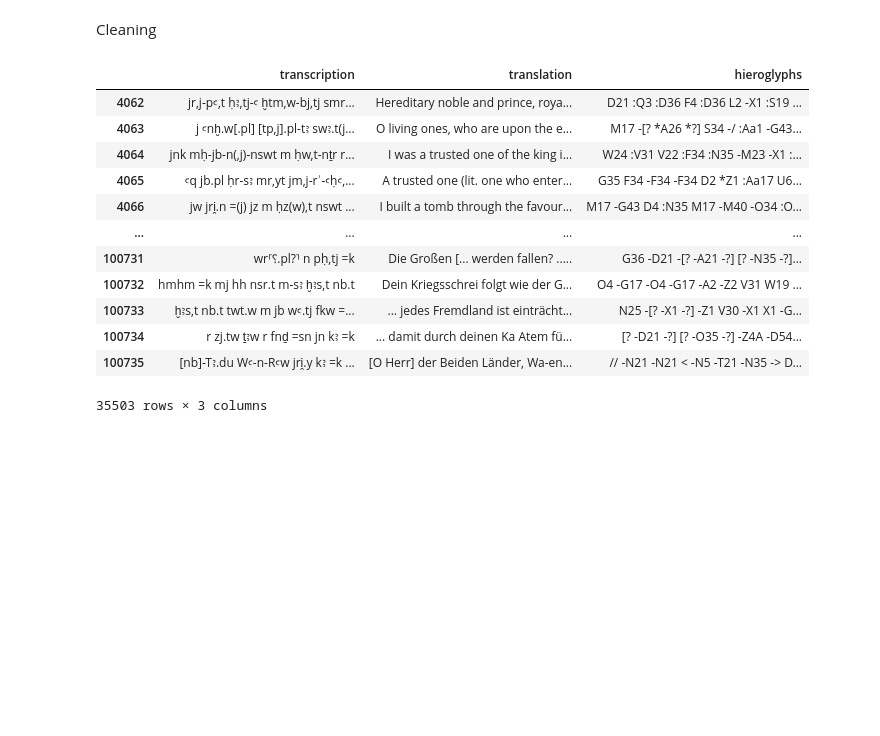
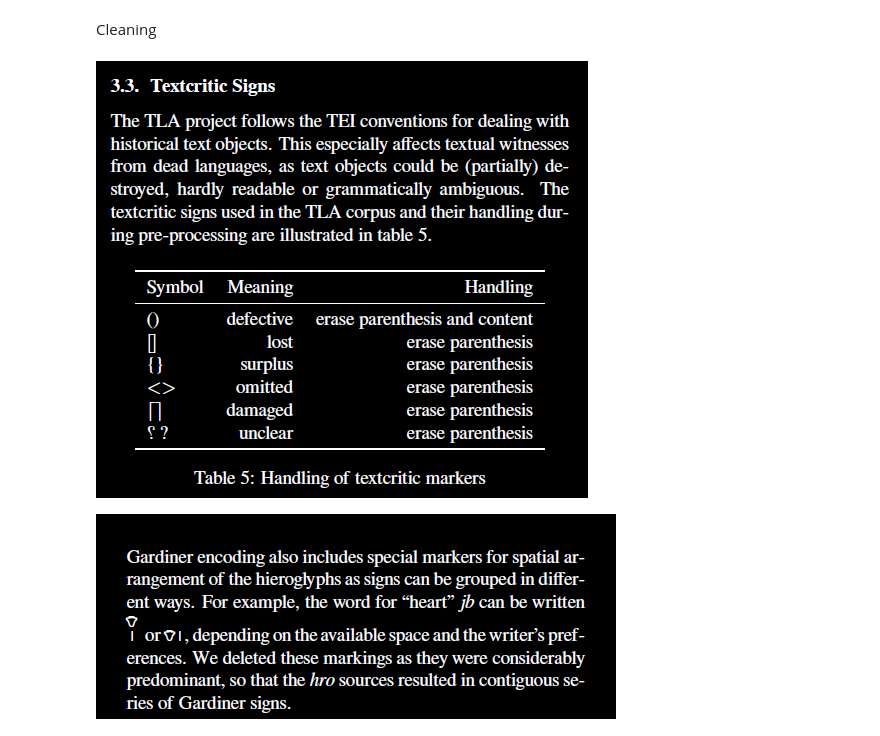
Before and after one commit to mustafa200312/hieroglyphics_translation, a Jupyter notebook: 2_explore.ipynb, the cells around one changed output. Saved outputs shown, nothing was run; the diff lists cells and outputs as text; code cells hidden in the pictures; blank space fills up the shorter version.

```diff
--- a/2_explore.ipynb
+++ b/2_explore.ipynb
@@ -24,21 +27,10 @@ bbaw_eg_wo_hieroglyphs = bbaw_eg[bbaw_eg['hieroglyphs'].isna()]
 # %% [markdown]
 Cleaning
 # %%
-# show images in notebook
-from IPython.display import Image
+# show image from path in this notebook
+from IPython.display import Image, display
+display(Image("images/bbaw_pre.png"))
+display(Image("images/bbaw_pre1.png"))
+# %% [output]
+[figure, added]
+[figure, added]
-# %%
-bbaw_eg_w_hieroglyphs
-# %% [output]
-|  | transcription | translation | hieroglyphs |
-| 4062 | jr,j-pꜥ,t ḥꜣ,tj-ꜥ ḫtm,w-bj,tj smr... | Hereditary noble and prince, roya... | D21 :Q3 :D36 F4 :D36 L2 -X1 :S19 ... |
-| 4063 | j ꜥnḫ.w[.pl] [tp,j].pl-tꜣ swꜣ.t(j... | O living ones, who are upon the e... | M17 -[? *A26 *?] S34 -/ :Aa1 -G43... |
-| 4064 | jnk mḥ-jb-n(,j)-nswt m ḥw,t-nṯr r... | I was a trusted one of the king i... | W24 :V31 V22 :F34 :N35 -M23 -X1 :... |
-| 4065 | ꜥq jb.pl ḥr-sꜣ mr,yt jm,j-rʾ-ꜥḥꜥ,... | A trusted one (lit. one who enter... | G35 F34 -F34 -F34 D2 *Z1 :Aa17 U6... |
-| 4066 | jw jri̯.n =(j) jz m ḥz(w),t nswt ... | I built a tomb through the favour... | M17 -G43 D4 :N35 M17 -M40 -O34 :O... |
-| ... | ... | ... | ... |
-| 100731 | wr⸢⸮.pl?⸣ n pḥ,tj =k | Die Großen [... werden fallen? ..... | G36 -D21 -[? -A21 -?] [? -N35 -?]... |
-| 100732 | hmhm =k mj hh nsr.t m-sꜣ ḫꜣs,t nb.t | Dein Kriegsschrei folgt wie der G... | O4 -G17 -O4 -G17 -A2 -Z2 V31 W19 ... |
-| 100733 | ḫꜣs,t nb.t twt.w m jb wꜥ.tj fkw =... | ... jedes Fremdland ist einträcht... | N25 -[? -X1 -?] -Z1 V30 -X1 X1 -G... |
-| 100734 | r zj.tw ṯꜣw r fnḏ =sn jn kꜣ =k | ... damit durch deinen Ka Atem fü... | [? -D21 -?] [? -O35 -?] -Z4A -D54... |
-| 100735 | [nb]-Tꜣ.du Wꜥ-n-Rꜥw jri̯.y kꜣ =k ... | [O Herr] der Beiden Länder, Wa-en... | // -N21 -N21 < -N5 -T21 -N35 -> D... |
-35503 rows × 3 columns
```
Also changed, not shown: parts of 17 cells of this notebook.
